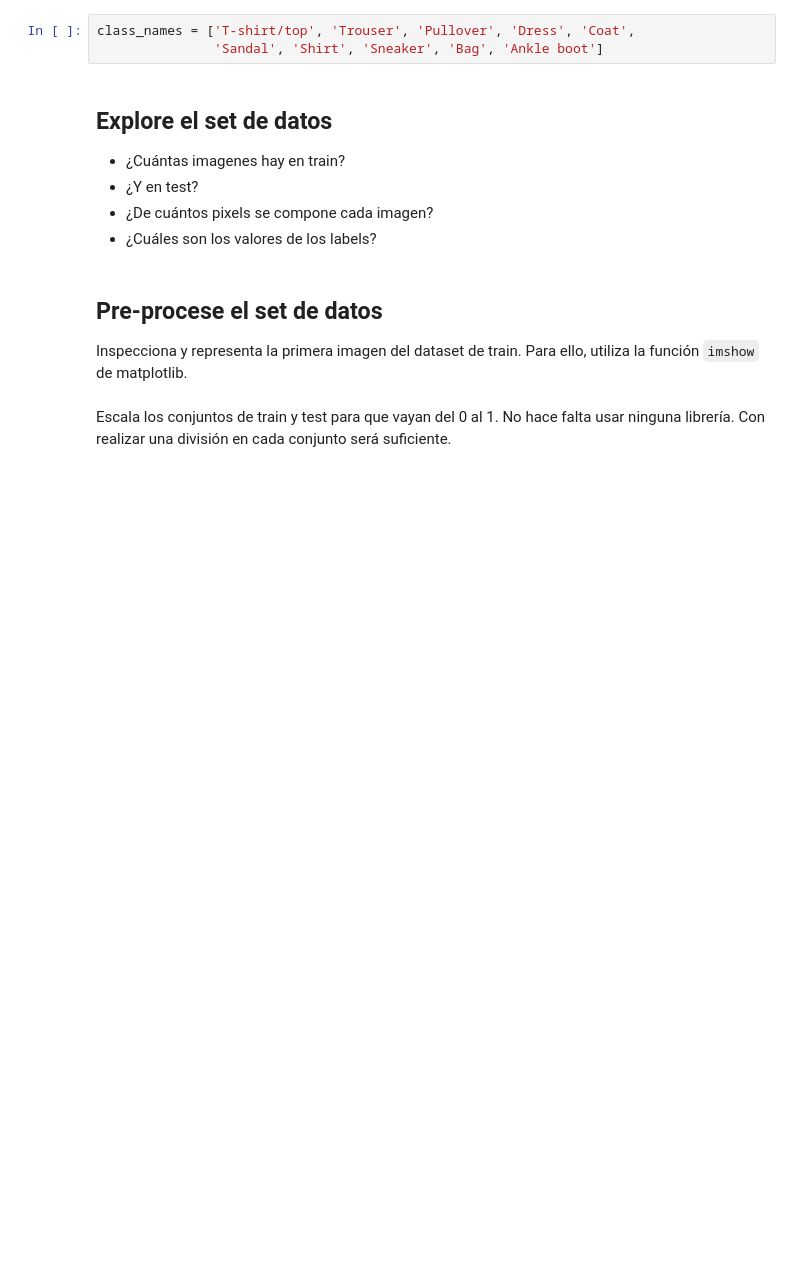
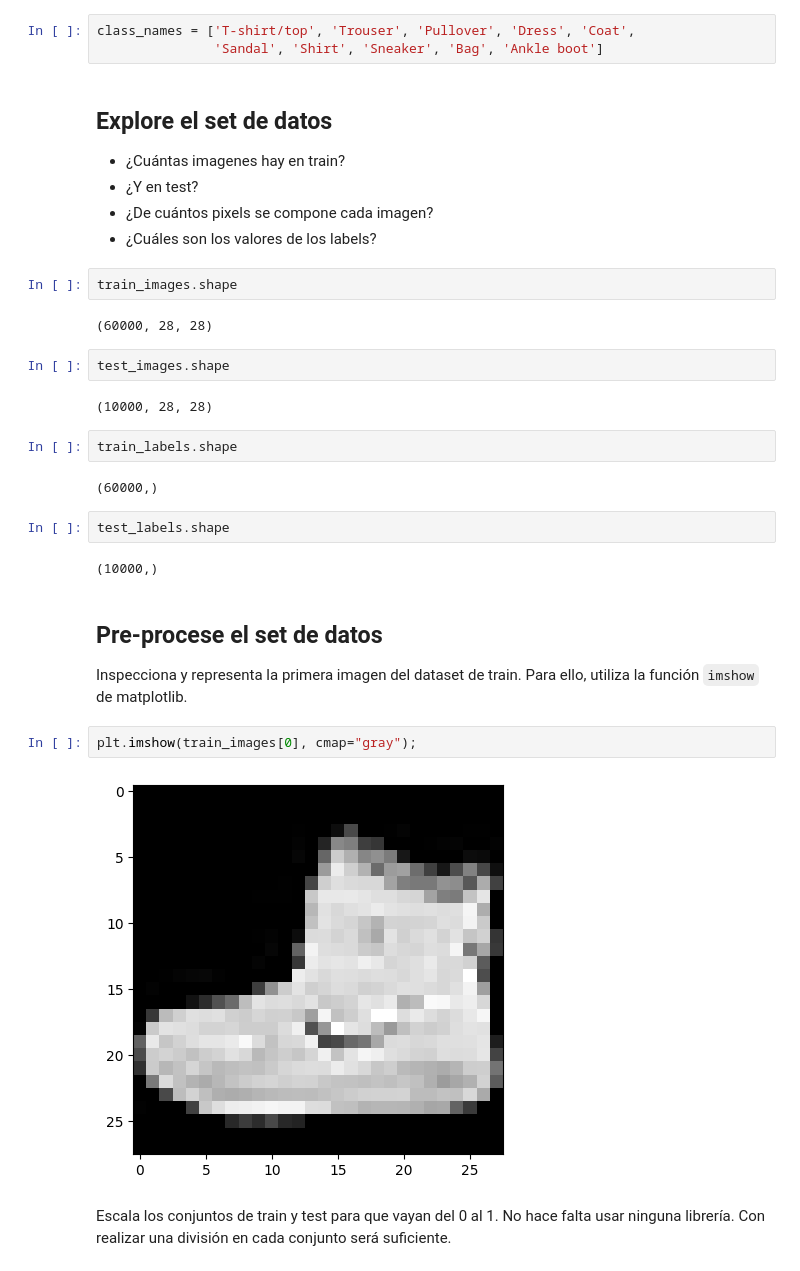
Before and after one commit to RocioRuizGonzalez/DataScience-BootcampTheBridge, a Jupyter notebook: 3-Machine Learning/4-Deep Learning/1-Intro Deep Learning/ejercicios/Deep Learning classification.ipynb, the cells around one changed output. Saved outputs shown, nothing was run; the diff lists cells and outputs as text; blank space fills up the shorter version.

```diff
--- a/3-Machine Learning/4-Deep Learning/1-Intro Deep Learning/ejercicios/Deep Learning classification.ipynb
+++ b/3-Machine Learning/4-Deep Learning/1-Intro Deep Learning/ejercicios/Deep Learning classification.ipynb
@@ -96,9 +107,29 @@ class_names = ['T-shirt/top', 'Trouser', 'Pullover', 'Dress', 'Coat',
 * ¿Y en test?
 * ¿De cuántos pixels se compone cada imagen?
 * ¿Cuáles son los valores de los labels?
+# %%
+train_images.shape
+# %% [output]
+(60000, 28, 28)
+# %%
+test_images.shape
+# %% [output]
+(10000, 28, 28)
+# %%
+train_labels.shape
+# %% [output]
+(60000,)
+# %%
+test_labels.shape
+# %% [output]
+(10000,)
 # %% [markdown]
 ## Pre-procese el set de datos
 
 Inspecciona y representa la primera imagen del dataset de train. Para ello, utiliza la función `imshow` de matplotlib.
+# %%
+plt.imshow(train_images[0], cmap="gray");
+# %% [output]
+[figure, added]
 # %% [markdown]
 Escala los conjuntos de train y test para que vayan del 0 al 1. No hace falta usar ninguna librería. Con realizar una división en cada conjunto será suficiente.
```
Also changed, not shown: parts of 23 cells of this notebook, 21 other files.
